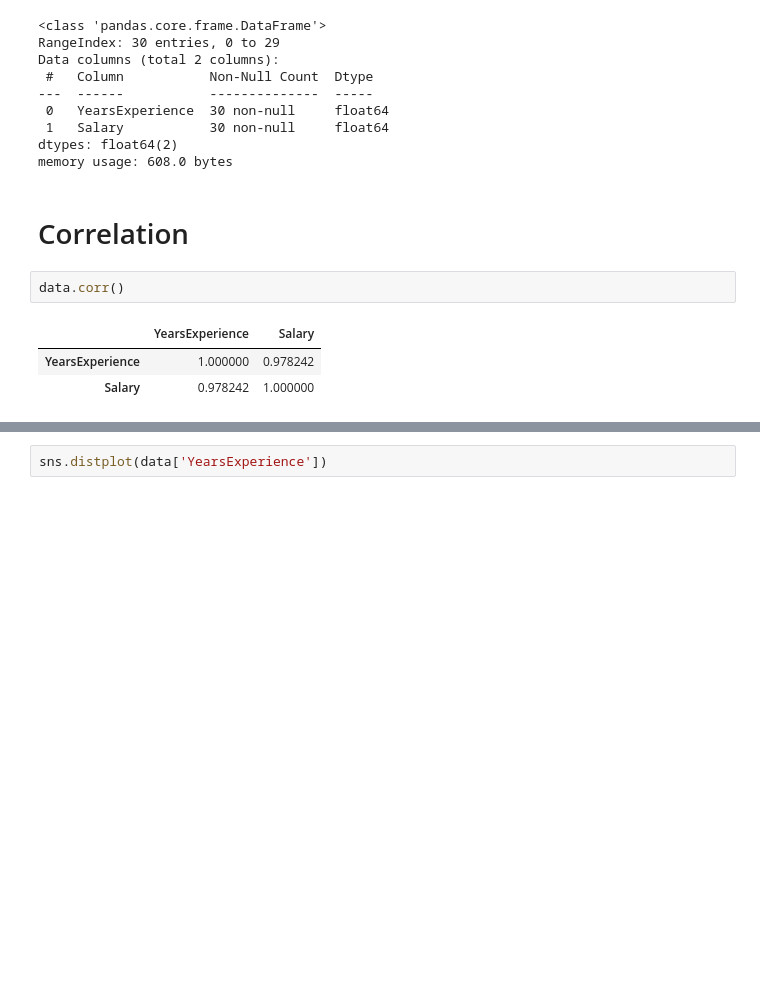
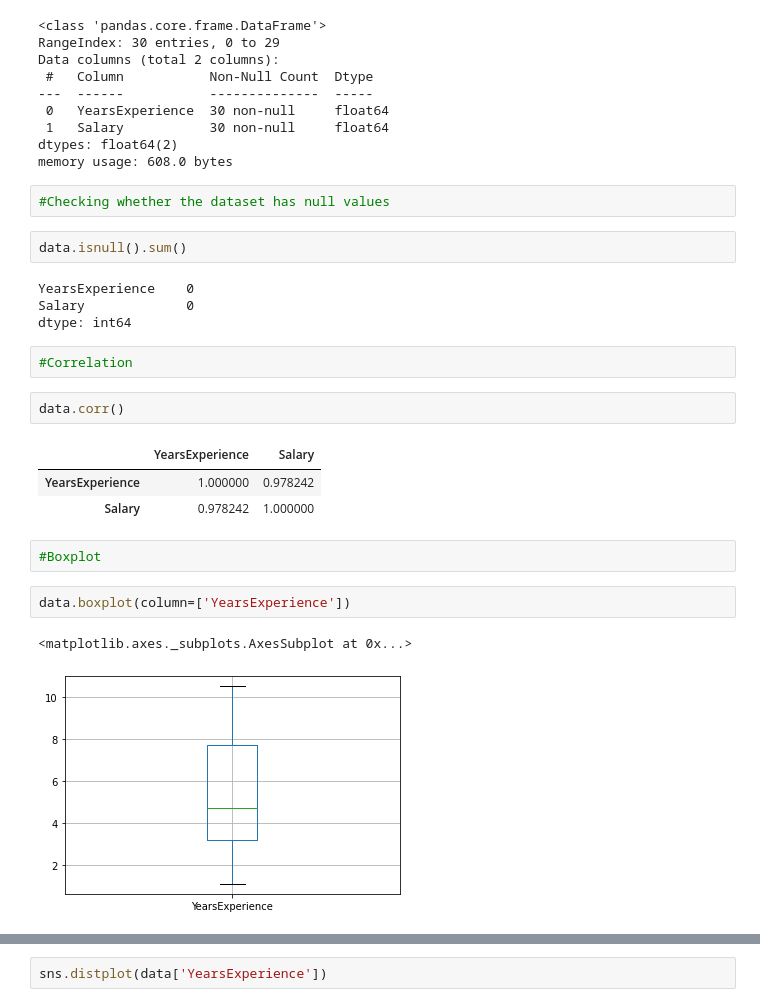
Before and after one commit to conred5/DataScienceAssignments, a Jupyter notebook: Simple linear Regression/SalaryHike.ipynb, the cells around one changed output, grey strips where cells are left out. Cells and saved outputs as stored; diff of their text form; blank space fills up the shorter version.

```diff
--- a/Simple linear Regression/SalaryHike.ipynb
+++ b/Simple linear Regression/SalaryHike.ipynb
@@ -36,11 +26,26 @@ Data columns (total 2 columns):
  1   Salary           30 non-null     float64
 dtypes: float64(2)
 memory usage: 608.0 bytes
-# %% [markdown]
-# Correlation
+# %%
+#Checking whether the dataset has null values
+# %%
+data.isnull().sum()
+# %% [output]
+YearsExperience    0
+Salary             0
+dtype: int64
+# %%
+#Correlation
 # %%
 data.corr()
 # %% [output]
 |  | YearsExperience | Salary |
 | YearsExperience | 1.000000 | 0.978242 |
 | Salary | 0.978242 | 1.000000 |
+# %%
+#Boxplot
+# %%
+data.boxplot(column=['YearsExperience'])
+# %% [output]
+<matplotlib.axes._subplots.AxesSubplot at 0x...>
+[figure, added]
```
Also changed, not shown: parts of 37 cells of this notebook, 1 other file.
